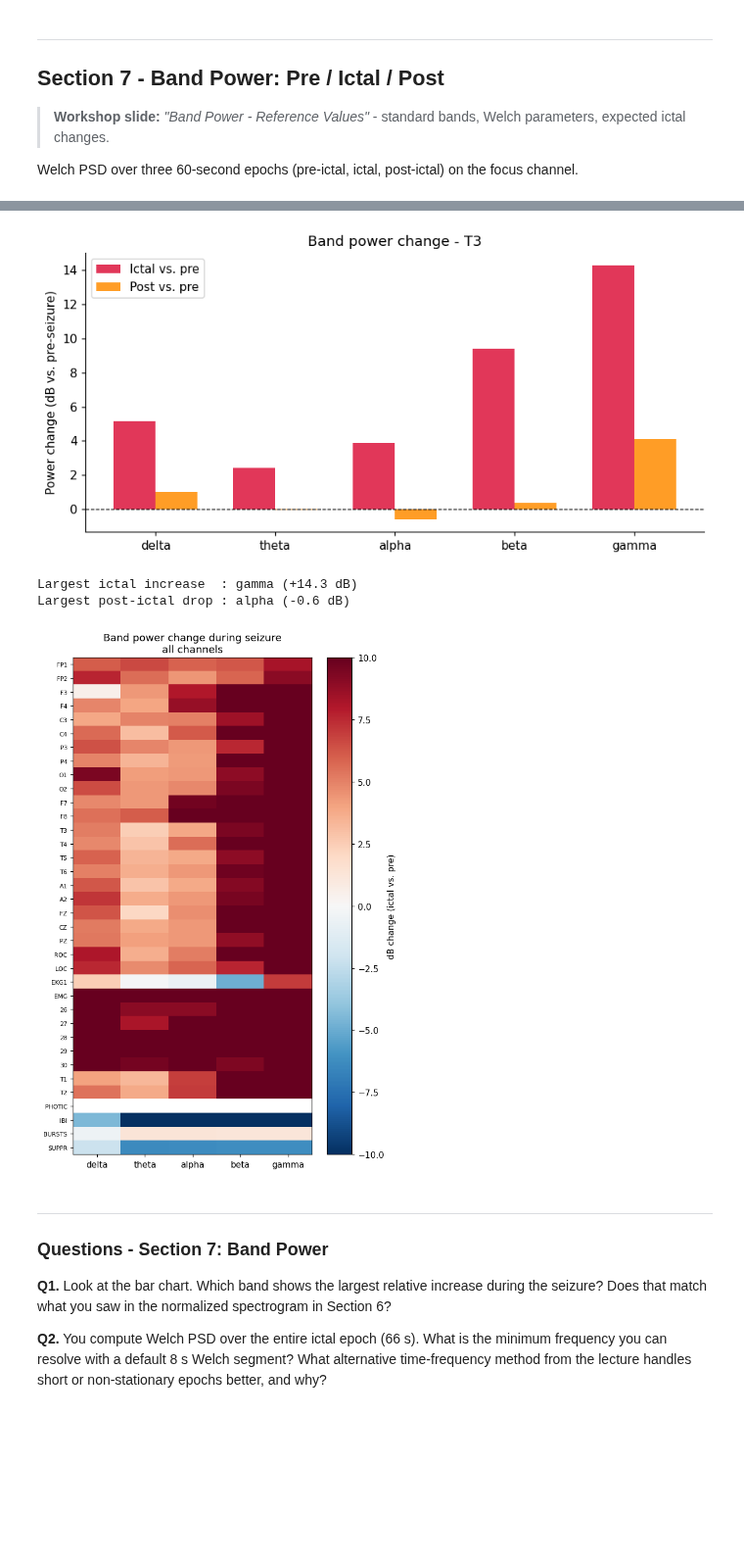
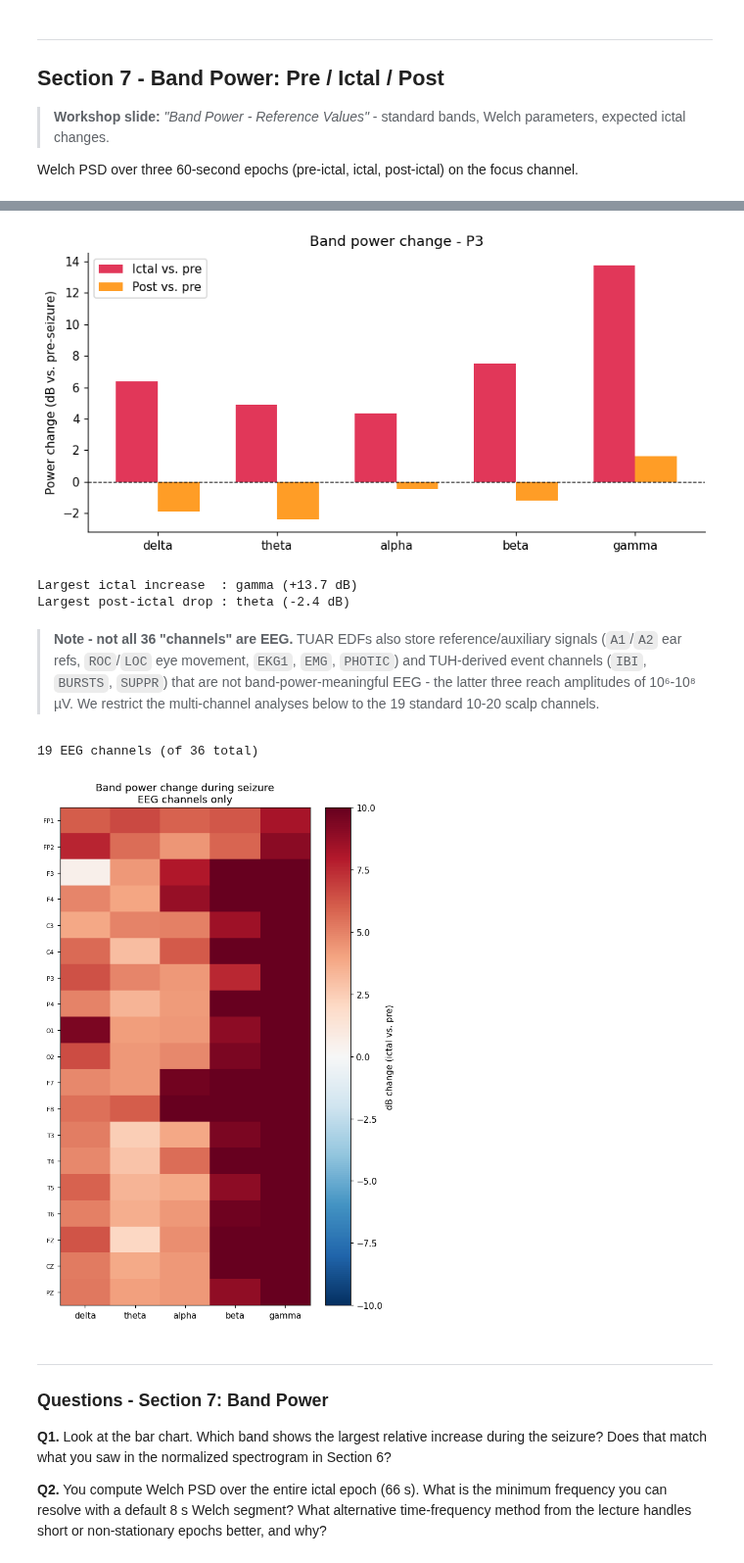
Before and after one commit to comptelab/BIORTC_Nigeria, a Jupyter notebook: 2026/Workshops/EEG/EEG_01_Preprocessing.ipynb, the cells around one changed output, grey strips where cells are left out. Shown at 98% size. Cells and saved outputs as stored; diff of their text form; code cells hidden in the pictures; blank space fills up the shorter version.

Commit message:
Update EEG_01 notebook (Colab mne install + TUH data bootstrap, Jun 17 correctness fixes)

```diff
--- a/2026/Workshops/EEG/EEG_01_Preprocessing.ipynb
+++ b/2026/Workshops/EEG/EEG_01_Preprocessing.ipynb
@@ -55,7 +77,10 @@ ART_CSV   = os.path.join(TUAR_ROOT, SUBDIR, BNAME + '.csv')       # artifact lab
 SEIZ_CSV  = os.path.join(TUAR_ROOT, SUBDIR, BNAME + '_seiz.csv')  # seizure labels
 
 # ── Analysis channel (for single-channel plots) ──────────────────────────────
-FOCUS_CH = 'EEG T3-REF'   # closest to seizure focus in this recording
+# Chosen by largest ictal/control power ratio in this recording (P3: ~176x vs T3: ~36x).
+# TUAR's seizure annotation is identical across all channels - it carries no spatial
+# information, so this is a data-driven pick, not a localization claim.
+FOCUS_CH = 'EEG P3-REF'
 
 print(f'EDF  : {EDF_PATH}')
 print(f'Exist: {os.path.exists(EDF_PATH)}')
@@ -744,42 +769,58 @@ if SZ_ONSET is not None:
     print(f'Largest post-ictal drop : {min(db_post, key=db_post.get)}'
           f' ({db_post[min(db_post, key=db_post.get)]:+.1f} dB)')
 # %% [output]
-[figure, old version]
+[figure, new version]
-Largest ictal increase  : gamma (+14.3 dB)
-Largest post-ictal drop : alpha (-0.6 dB)
+Largest ictal increase  : gamma (+13.7 dB)
+Largest post-ictal drop : theta (-2.4 dB)
+# %% [markdown]
+> **Note - not all 36 "channels" are EEG.** TUAR EDFs also store reference/auxiliary
+> signals (`A1`/`A2` ear refs, `ROC`/`LOC` eye movement, `EKG1`, `EMG`, `PHOTIC`) and
+> TUH-derived event channels (`IBI`, `BURSTS`, `SUPPR`) that are not band-power-meaningful
+> EEG - the latter three reach amplitudes of 10⁶-10⁸ µV. We restrict the multi-channel
+> analyses below to the 19 standard 10-20 scalp channels.
+# %%
+# Restrict to real EEG scalp channels for multi-channel analyses (Sections 7-8)
+NON_EEG = ['A1', 'A2', 'ROC', 'LOC', 'EKG', 'EMG', 'PHOTIC',
+           '26-REF', '27-REF', '28-REF', '29-REF', '30-REF',
+           'T1-REF', 'T2-REF', 'IBI', 'BURSTS', 'SUPPR']
+eeg_chs = [c for c in raw_filt.ch_names if not any(x in c for x in NON_EEG)]
+print(f'{len(eeg_chs)} EEG channels (of {len(raw_filt.ch_names)} total)')
+# %% [output]
+19 EEG channels (of 36 total)
 # %%
-# Multi-channel band power heatmap (all channels)
+# Multi-channel band power heatmap (EEG channels only)
 if SZ_ONSET is not None:
-    n_ch_all = len(raw_filt.ch_names)
-    nperseg  = int(4 * sfreq)
-    db_matrix = np.zeros((n_ch_all, len(BANDS)))
+    eeg_idx_all = [raw_filt.ch_names.index(c) for c in eeg_chs]
+    n_ch_eeg  = len(eeg_idx_all)
+    nperseg   = int(4 * sfreq)
+    db_matrix = np.zeros((n_ch_eeg, len(BANDS)))
 
-    for ci in range(n_ch_all):
-        seg_p = raw_filt.get_data(picks=[ci])[0,
+    for ci, ch_i in enumerate(eeg_idx_all):
+        seg_p = raw_filt.get_data(picks=[ch_i])[0,
                     int((SZ_ONSET-60)*sfreq):int(SZ_ONSET*sfreq)] * 1e6
-        seg_i = raw_filt.get_data(picks=[ci])[0,
+        seg_i = raw_filt.get_data(picks=[ch_i])[0,
                     int(SZ_ONSET*sfreq):int(SZ_OFFSET*sfreq)] * 1e6
         fr2, p_pre = sp.welch(seg_p, fs=sfreq, nperseg=nperseg)
         fr2, p_ict = sp.welch(seg_i, fs=sfreq, nperseg=nperseg)
         for ji, (b, (flo, fhi)) in enumerate(BANDS.items()):
             pp = band_power(fr2, p_pre, flo, fhi)
             pi = band_power(fr2, p_ict, flo, fhi)
             db_matrix[ci, ji] = 10 * np.log10(pi / (pp + 1e-30))
 
-    ch_labels = [c.replace('EEG ','').replace('-REF','') for c in raw_filt.ch_names]
+    ch_labels = [c.replace('EEG ','').replace('-REF','') for c in eeg_chs]
 
     fig, ax = plt.subplots(figsize=(6, 9))
     im = ax.imshow(db_matrix, aspect='auto', cmap='RdBu_r', vmin=-10, vmax=10)
     plt.colorbar(im, ax=ax, label='dB change (ictal vs. pre)')
-    ax.set_yticks(range(n_ch_all))
+    ax.set_yticks(range(n_ch_eeg))
     ax.set_yticklabels(ch_labels, fontsize=7)
     ax.set_xticks(range(len(BANDS)))
     ax.set_xticklabels(list(BANDS.keys()))
-    ax.set_title('Band power change during seizure\nall channels')
+    ax.set_title('Band power change during seizure\nEEG channels only')
     plt.tight_layout()
     plt.show()
 # %% [output]
-[figure, old version]
+[figure, new version]
 # %% [markdown]
 ---
 ### Questions - Section 7: Band Power
```
Also changed, not shown: parts of 10 cells of this notebook.
